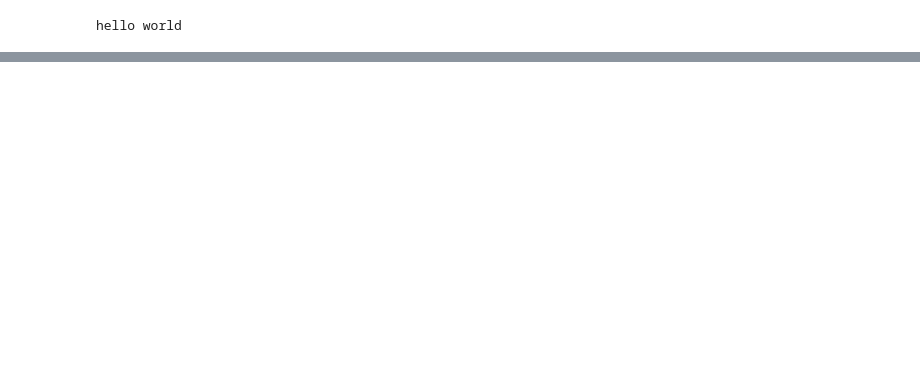
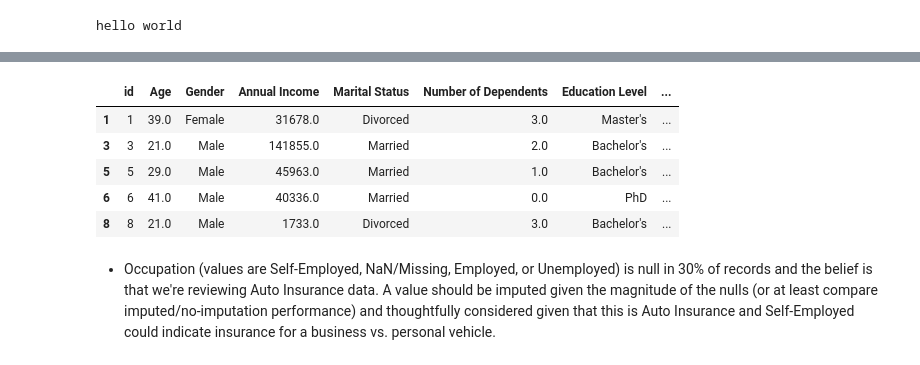
Before and after one commit to mglissmann/kaggle_playground_series_4_12, a Jupyter notebook: analysis.ipynb, the cells around one changed output, grey strips where cells are left out. Cells and saved outputs as stored; diff of their text form; code cells hidden in the pictures; blank space fills up the shorter version.

```diff
--- a/analysis.ipynb
+++ b/analysis.ipynb
@@ -24,0 +204,11 @@ Successfully installed bleach-6.2.0 certifi-2024.12.14 charset-normalizer-3.4.0
+# %%
+train[train['Occupation'].isna()].head()
+# %% [output]
+|  | id | Age | Gender | Annual Income | Marital Status | Number of Dependents | Education Level | ... |
+| 1 | 1 | 39.0 | Female | 31678.0 | Divorced | 3.0 | Master's | ... |
+| 3 | 3 | 21.0 | Male | 141855.0 | Married | 2.0 | Bachelor's | ... |
+| 5 | 5 | 29.0 | Male | 45963.0 | Married | 1.0 | Bachelor's | ... |
+| 6 | 6 | 41.0 | Male | 40336.0 | Married | 0.0 | PhD | ... |
+| 8 | 8 | 21.0 | Male | 1733.0 | Divorced | 3.0 | Bachelor's | ... |
+# %% [markdown]
+- Occupation (values are Self-Employed, NaN/Missing, Employed, or Unemployed) is null in 30% of records and the belief is that we're reviewing Auto Insurance data.  A value should be imputed given the magnitude of the nulls (or at least compare imputed/no-imputation performance) and thoughtfully considered given that this is Auto Insurance and Self-Employed could indicate insurance for a business vs. personal vehicle.
```
Also changed, not shown: parts of 22 cells of this notebook, 3 other files.
